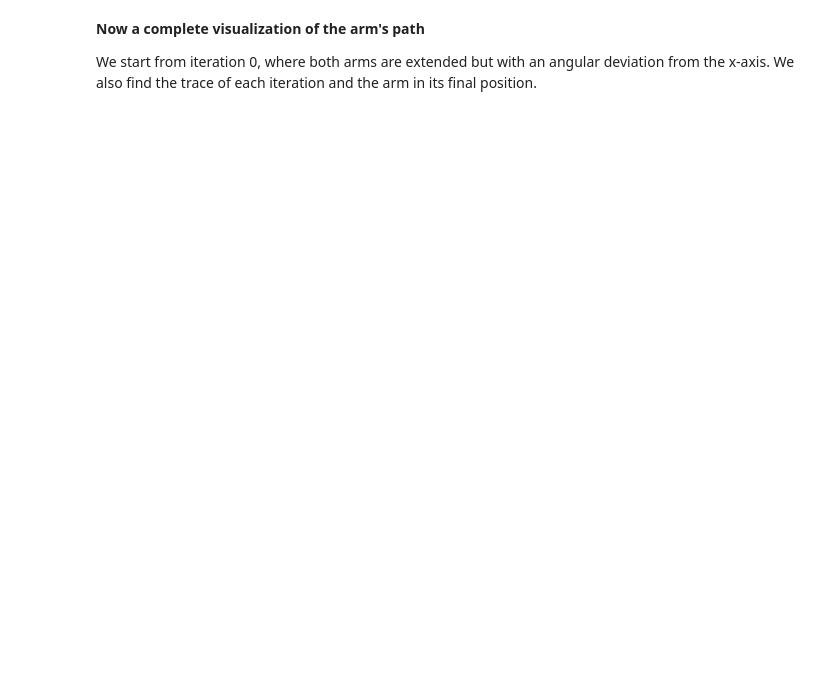
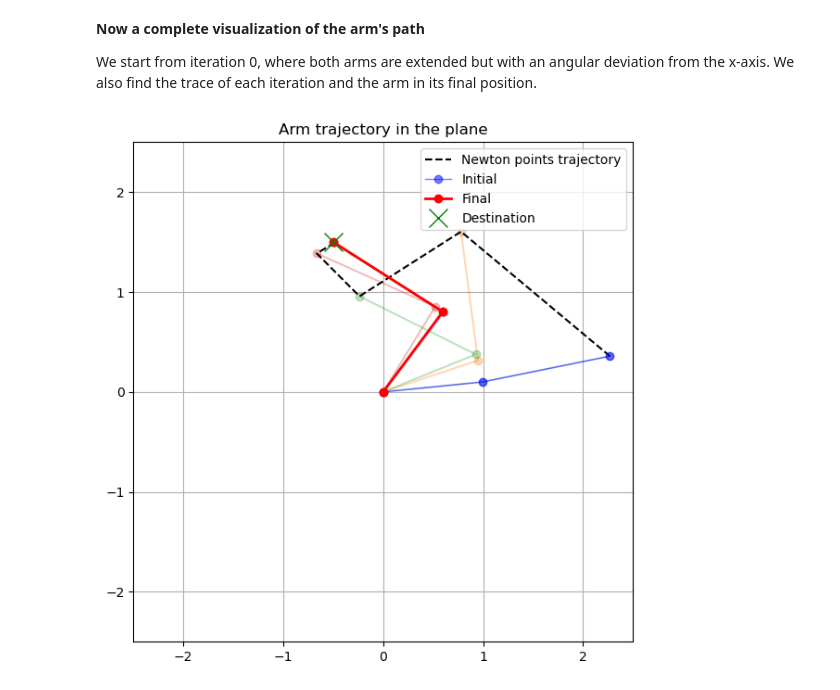
Before and after one commit to unalmedmathnum/numericalAnalysis_2025, a Jupyter notebook: tarea_1/parte_1/punto1_4.ipynb, the cells around one changed output. Cells and saved outputs as stored; diff of their text form; code cells hidden in the pictures; blank space fills up the shorter version.

```diff
--- a/tarea_1/parte_1/punto1_4.ipynb
+++ b/tarea_1/parte_1/punto1_4.ipynb
@@ -88,9 +218,11 @@ def plot_full_trajectory(history, L1, L2, xd, yd):
     plt.title("Arm trajectory in the plane")
     plt.show()
 # %%
- L1, L2 = 1.0, 1.3
-xd, yd = 0.5, 1.0
+L1, L2 = 1.0, 1.3
+xd, yd = -0.5, 1.5
 theta0 = [0.1, 0.1]
 
 res = newton_ik(L1, L2, xd, yd, theta0)
 plot_full_trajectory(res.history, L1, L2, xd, yd)
+# %% [output]
+[figure, added]
```
Also changed, not shown: parts of 3 cells of this notebook.
